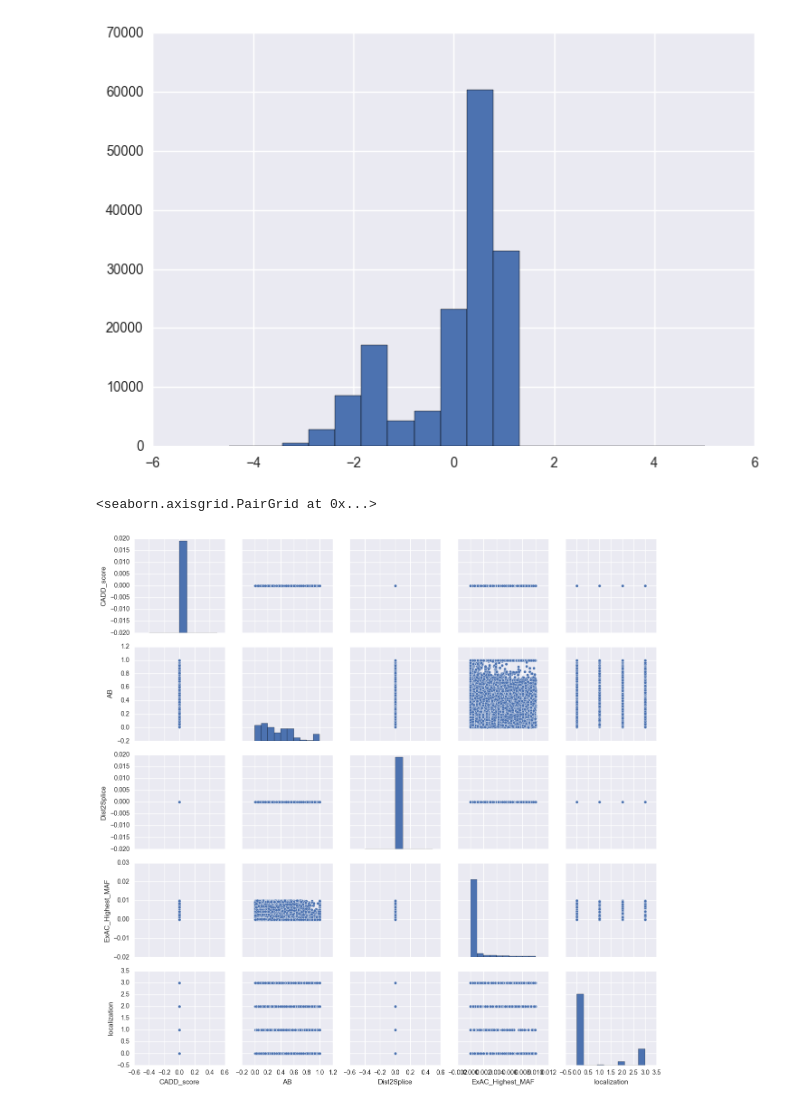
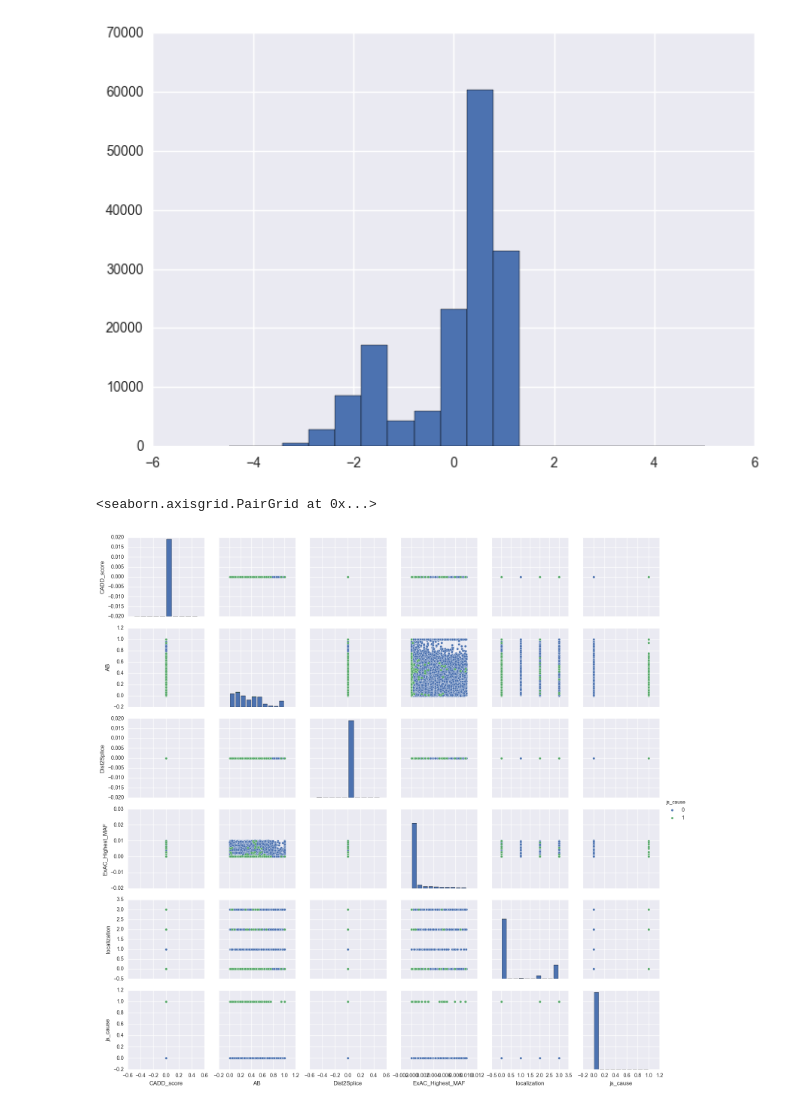
Before and after one commit to UW-Biol419-Wi2017/ciliary_proteomes_and_js_exomes, a Jupyter notebook: Hank_Version.ipynb, the cells around one changed output. Drawn from its saved outputs; the diff is of its cells as text; code cells hidden in the pictures.

Commit message:
Improved plots.

```diff
--- a/Hank_Version.ipynb
+++ b/Hank_Version.ipynb
@@ -30,4 +30,4 @@ exome.head
 [156123 rows x 41 columns]>
 # %%
 
-exomeTest = exome.loc[:, ['CADD_score', 'AB', 'Dist2Splice', 'ExAC_Highest_MAF','localization']].replace(['EXNF','CADDNF','unknown','NaN'],0).fillna(0)
+exomeFiltered = exome.loc[:, ['CADD_score', 'AB', 'Dist2Splice', 'ExAC_Highest_MAF','localization', 'js_cause']].replace(['EXNF','CADDNF','unknown','NaN'],0).fillna(0)
@@ -79,10 +81,10 @@ for JS in set(predicted):
 # %% [output]
 [figure]
 # %%
-sns.pairplot(exomeTest)
+sns.pairplot(exomeFiltered, hue='js_cause')
 # %% [output]
 <seaborn.axisgrid.PairGrid at 0x...>
-[figure, old version]
+[figure, new version]
 # %%
 #If other exome file is loaded
 exome_2 = pd.read_excel("JSexomes_2_output_1percentExAC_Corrected.xlsx")
```
Also changed, not shown: parts of 3 cells of this notebook.
